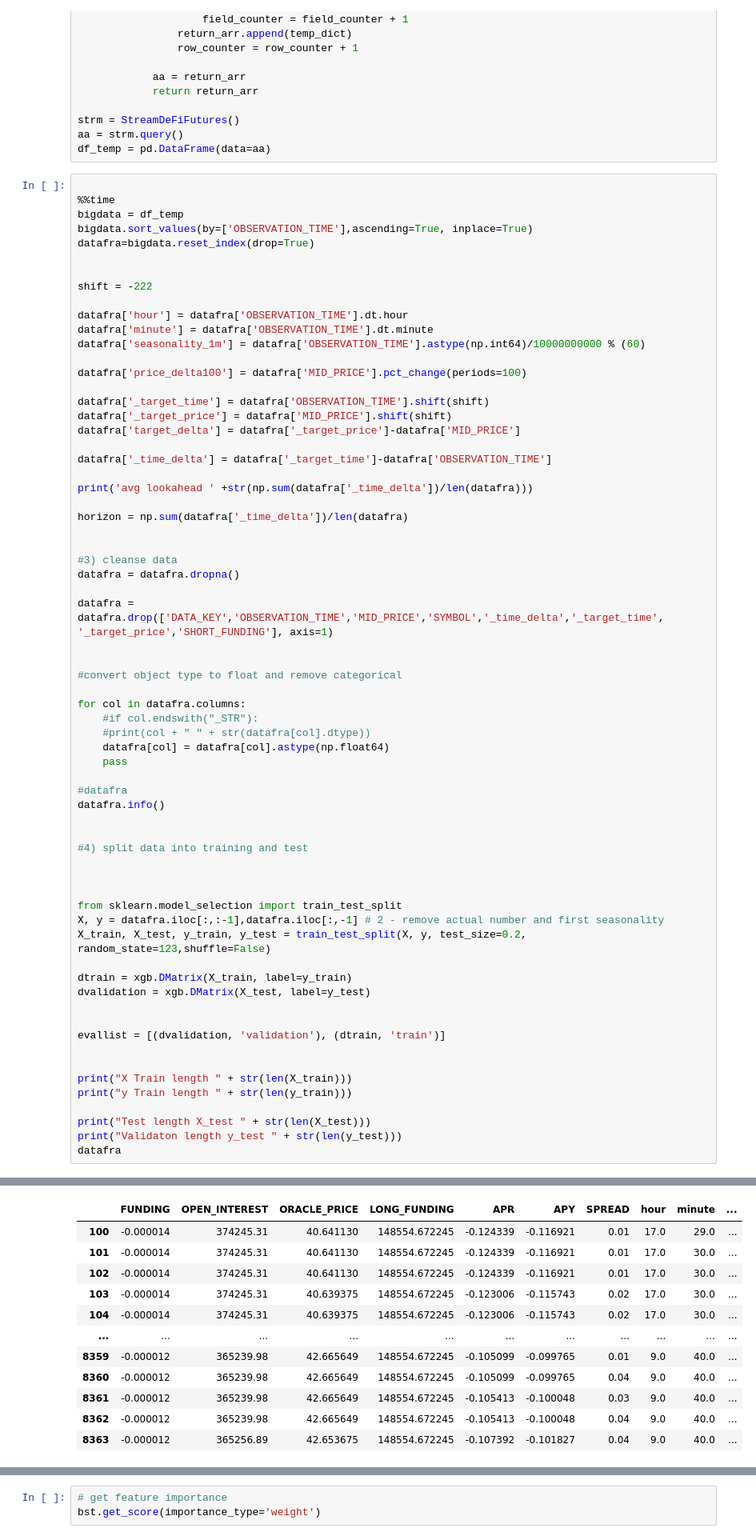
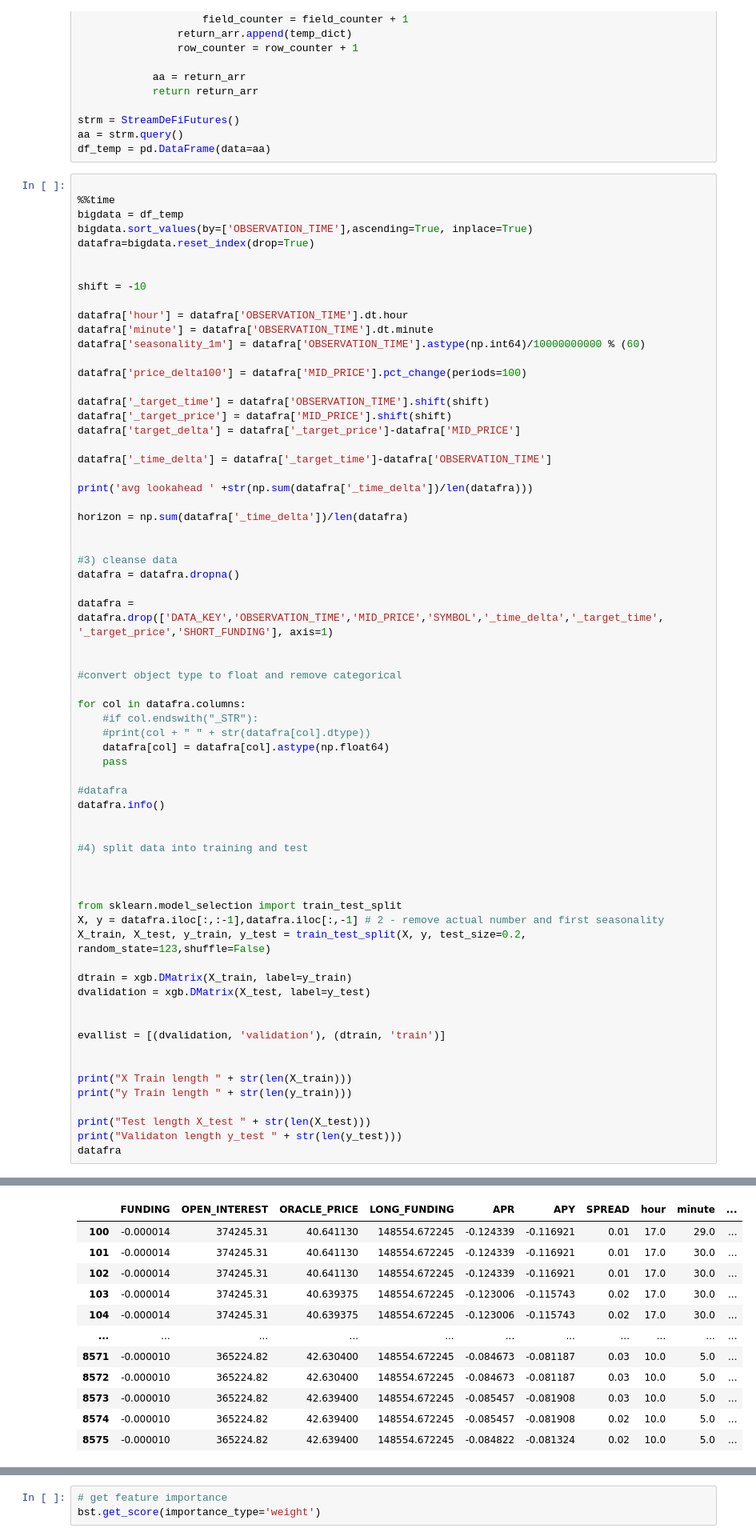
Before and after one commit to galic1987/spanner-nvidia-vertex-inference-demo, a Jupyter notebook: 3_spanner_gpu_train_inference.ipynb, the cells around one changed output, grey strips where cells are left out. Shown at 80% size. Cells and saved outputs as stored; diff of their text form.

```diff
--- a/3_spanner_gpu_train_inference.ipynb
+++ b/3_spanner_gpu_train_inference.ipynb
@@ -57,7 +57,7 @@ bigdata.sort_values(by=['OBSERVATION_TIME'],ascending=True, inplace=True)
 datafra=bigdata.reset_index(drop=True)
 
 
-shift = -222
+shift = -10
 
 datafra['hour'] = datafra['OBSERVATION_TIME'].dt.hour
 datafra['minute'] = datafra['OBSERVATION_TIME'].dt.minute
@@ -136,12 +136,12 @@ Wall time: 268 ms
 |  | FUNDING | OPEN_INTEREST | ORACLE_PRICE | LONG_FUNDING | APR | APY | SPREAD | hour | minute | ... |
 | 100 | -0.000014 | 374245.31 | 40.641130 | 148554.672245 | -0.124339 | -0.116921 | 0.01 | 17.0 | 29.0 | ... |
 | 101 | -0.000014 | 374245.31 | 40.641130 | 148554.672245 | -0.124339 | -0.116921 | 0.01 | 17.0 | 30.0 | ... |
 | 102 | -0.000014 | 374245.31 | 40.641130 | 148554.672245 | -0.124339 | -0.116921 | 0.01 | 17.0 | 30.0 | ... |
 | 103 | -0.000014 | 374245.31 | 40.639375 | 148554.672245 | -0.123006 | -0.115743 | 0.02 | 17.0 | 30.0 | ... |
 | 104 | -0.000014 | 374245.31 | 40.639375 | 148554.672245 | -0.123006 | -0.115743 | 0.02 | 17.0 | 30.0 | ... |
 | ... | ... | ... | ... | ... | ... | ... | ... | ... | ... | ... |
-| 8359 | -0.000012 | 365239.98 | 42.665649 | 148554.672245 | -0.105099 | -0.099765 | 0.01 | 9.0 | 40.0 | ... |
-| 8360 | -0.000012 | 365239.98 | 42.665649 | 148554.672245 | -0.105099 | -0.099765 | 0.04 | 9.0 | 40.0 | ... |
-| 8361 | -0.000012 | 365239.98 | 42.665649 | 148554.672245 | -0.105413 | -0.100048 | 0.03 | 9.0 | 40.0 | ... |
-| 8362 | -0.000012 | 365239.98 | 42.665649 | 148554.672245 | -0.105413 | -0.100048 | 0.04 | 9.0 | 40.0 | ... |
-| 8363 | -0.000012 | 365256.89 | 42.653675 | 148554.672245 | -0.107392 | -0.101827 | 0.04 | 9.0 | 40.0 | ... |
+| 8571 | -0.000010 | 365224.82 | 42.630400 | 148554.672245 | -0.084673 | -0.081187 | 0.03 | 10.0 | 5.0 | ... |
+| 8572 | -0.000010 | 365224.82 | 42.630400 | 148554.672245 | -0.084673 | -0.081187 | 0.03 | 10.0 | 5.0 | ... |
+| 8573 | -0.000010 | 365224.82 | 42.639400 | 148554.672245 | -0.085457 | -0.081908 | 0.03 | 10.0 | 5.0 | ... |
+| 8574 | -0.000010 | 365224.82 | 42.639400 | 148554.672245 | -0.085457 | -0.081908 | 0.02 | 10.0 | 5.0 | ... |
+| 8575 | -0.000010 | 365224.82 | 42.639400 | 148554.672245 | -0.084822 | -0.081324 | 0.02 | 10.0 | 5.0 | ... |
```
Also changed, not shown: parts of 3 cells of this notebook, 4 other files.
